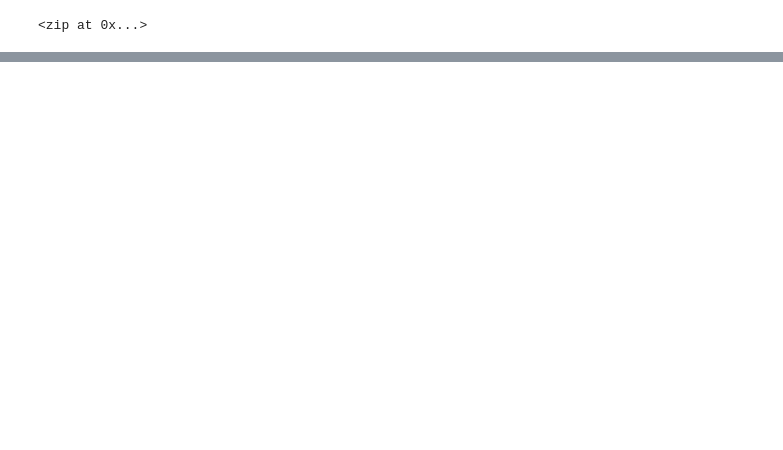
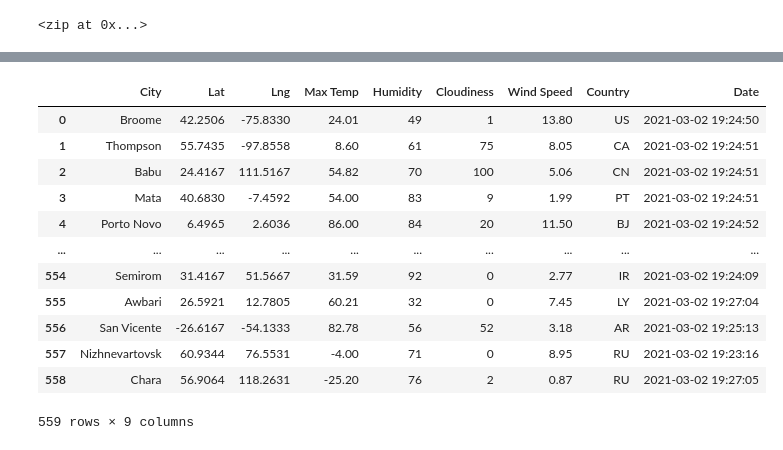
Before and after one commit to johannapina/World_Weather_Analysis, a Jupyter notebook: WeatherPy.ipynb, the cells around one changed output, grey strips where cells are left out. Drawn from its saved outputs; the diff is of its cells as text; code cells hidden in the pictures; blank space fills up the shorter version.

```diff
--- a/WeatherPy.ipynb
+++ b/WeatherPy.ipynb
@@ -39,0 +38,4 @@ len(cities)
+# %%
+# Starting URL for Weather Map API Call.
+url = "http://api.openweathermap.org/data/2.5/weather?units=Imperial&APPID=" + weather_api_key
+print(url)
@@ -39,0 +124,21 @@ len(cities)
+# %%
+# Convert the array of dictionaries to a Pandas DataFrame.
+city_data_df = pd.DataFrame(city_data)
+city_data_df.head(10)
+new_column_order = city_data_df[["City", "Country", "Date", "Lat", "Lng", "Max Temp", "Humidity", "Cloudiness", "Wind Speed"]]
+new_column_order= city_data_df
+city_data_df
+# %% [output]
+|  | City | Lat | Lng | Max Temp | Humidity | Cloudiness | Wind Speed | Country | Date |
+| 0 | Broome | 42.2506 | -75.8330 | 24.01 | 49 | 1 | 13.80 | US | 2021-03-02 19:24:50 |
+| 1 | Thompson | 55.7435 | -97.8558 | 8.60 | 61 | 75 | 8.05 | CA | 2021-03-02 19:24:51 |
+| 2 | Babu | 24.4167 | 111.5167 | 54.82 | 70 | 100 | 5.06 | CN | 2021-03-02 19:24:51 |
+| 3 | Mata | 40.6830 | -7.4592 | 54.00 | 83 | 9 | 1.99 | PT | 2021-03-02 19:24:51 |
+| 4 | Porto Novo | 6.4965 | 2.6036 | 86.00 | 84 | 20 | 11.50 | BJ | 2021-03-02 19:24:52 |
+| ... | ... | ... | ... | ... | ... | ... | ... | ... | ... |
+| 554 | Semirom | 31.4167 | 51.5667 | 31.59 | 92 | 0 | 2.77 | IR | 2021-03-02 19:24:09 |
+| 555 | Awbari | 26.5921 | 12.7805 | 60.21 | 32 | 0 | 7.45 | LY | 2021-03-02 19:27:04 |
+| 556 | San Vicente | -26.6167 | -54.1333 | 82.78 | 56 | 52 | 3.18 | AR | 2021-03-02 19:25:13 |
+| 557 | Nizhnevartovsk | 60.9344 | 76.5531 | -4.00 | 71 | 0 | 8.95 | RU | 2021-03-02 19:23:16 |
+| 558 | Chara | 56.9064 | 118.2631 | -25.20 | 76 | 2 | 0.87 | RU | 2021-03-02 19:27:05 |
+559 rows × 9 columns
```
Also changed, not shown: parts of 7 cells of this notebook, 3 other files.
